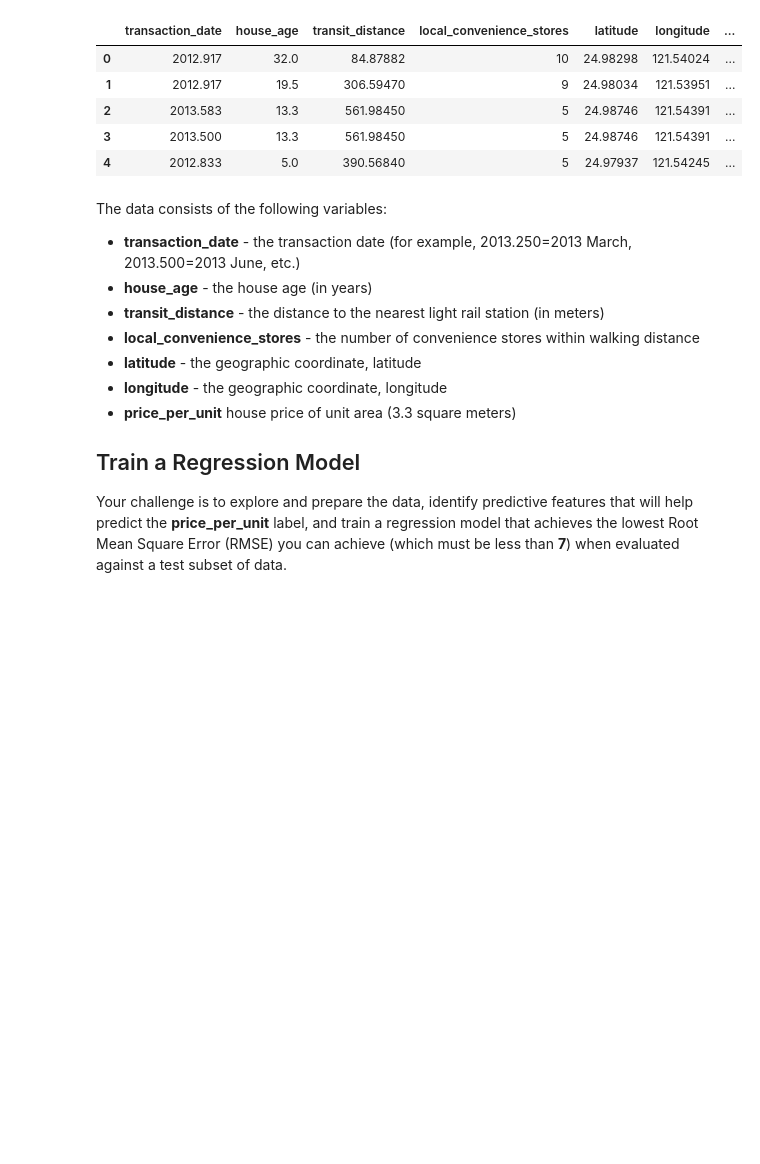
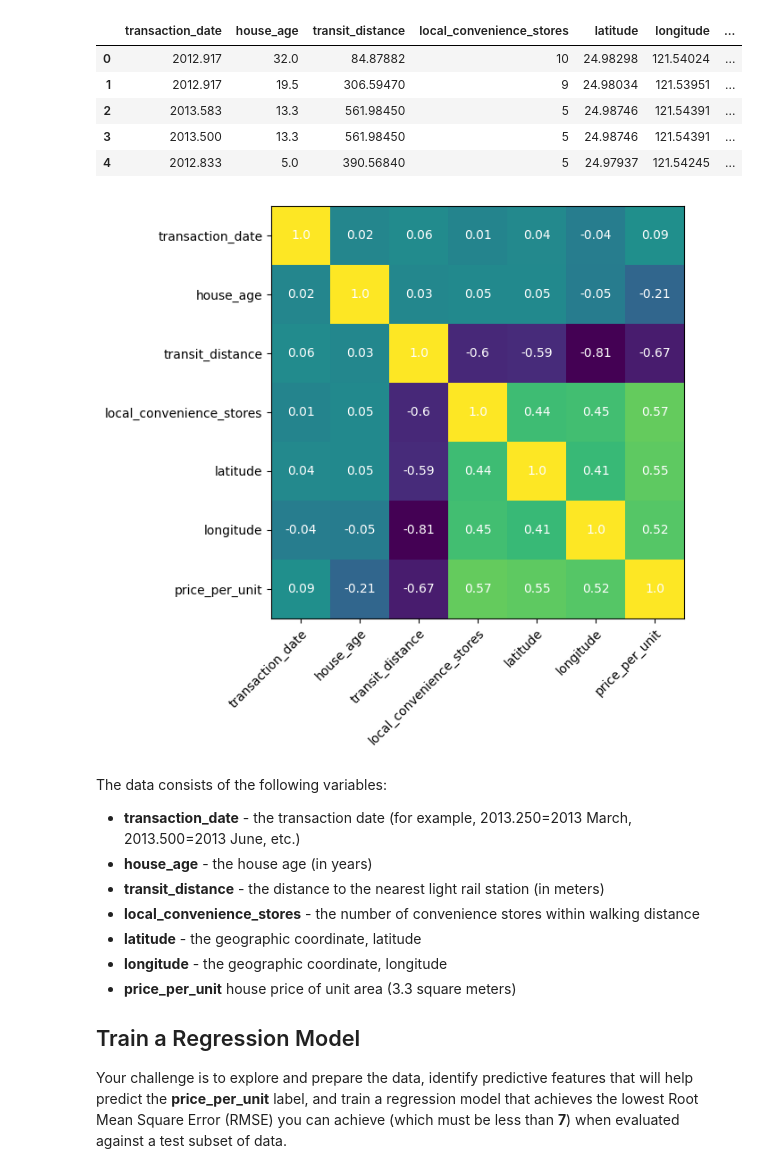
Before and after one commit to Berezovikov-A/ms_ml_challenges, a Jupyter notebook: 02 - Real Estate Regression Challenge.ipynb, the cells around one changed output. Drawn from its saved outputs; the diff is of its cells as text; code cells hidden in the pictures; blank space fills up the shorter version.

Commit message:
added correlation matrix function

```diff
--- a/02 - Real Estate Regression Challenge.ipynb
+++ b/02 - Real Estate Regression Challenge.ipynb
@@ -27,6 +27,12 @@ data.head()
 | 2 | 2013.583 | 13.3 | 561.98450 | 5 | 24.98746 | 121.54391 | ... |
 | 3 | 2013.500 | 13.3 | 561.98450 | 5 | 24.98746 | 121.54391 | ... |
 | 4 | 2012.833 | 5.0 | 390.56840 | 5 | 24.97937 | 121.54245 | ... |
+# %%
+from scripts import plots
+
+plots.show_correlation_heatmap(data)
+# %% [output]
+[figure, added]
 # %% [markdown]
 The data consists of the following variables:
 
```
Also changed, not shown: 1 other file.
